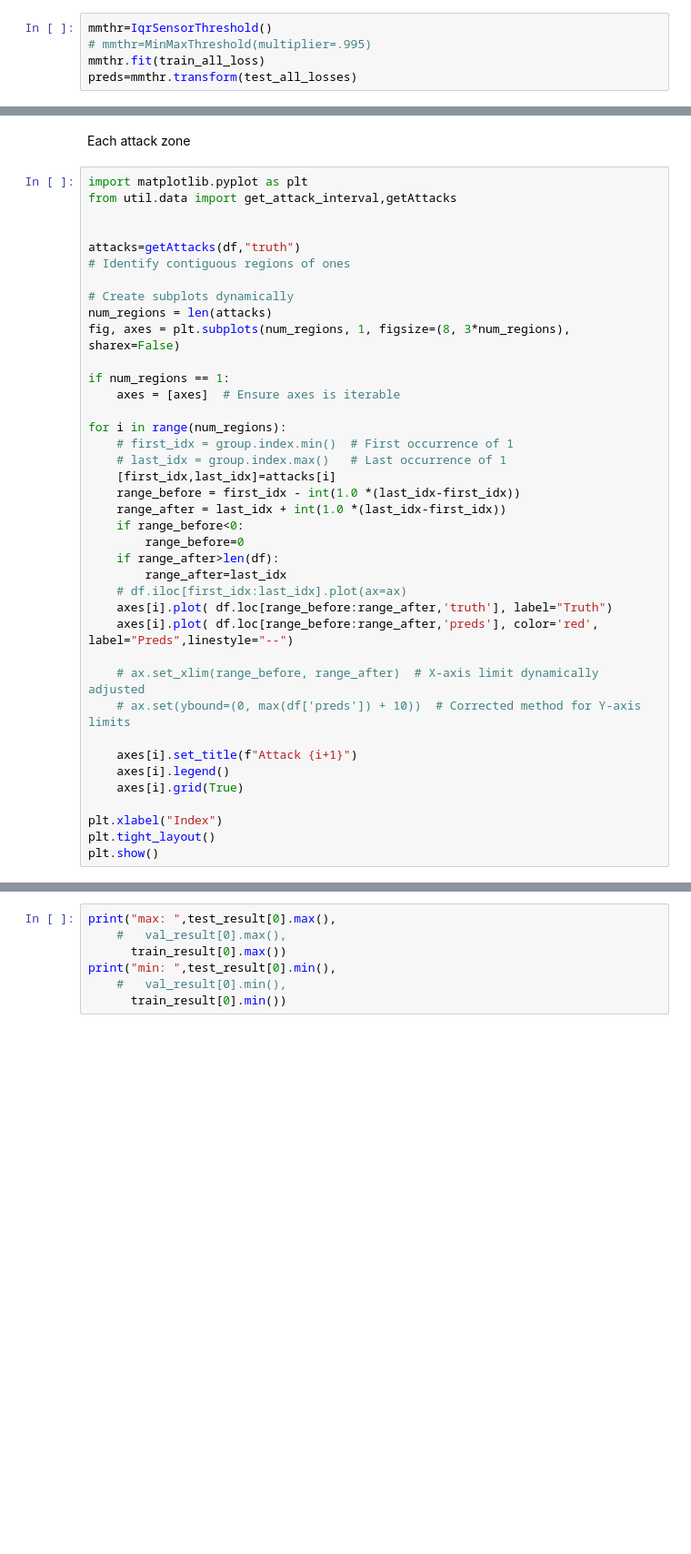
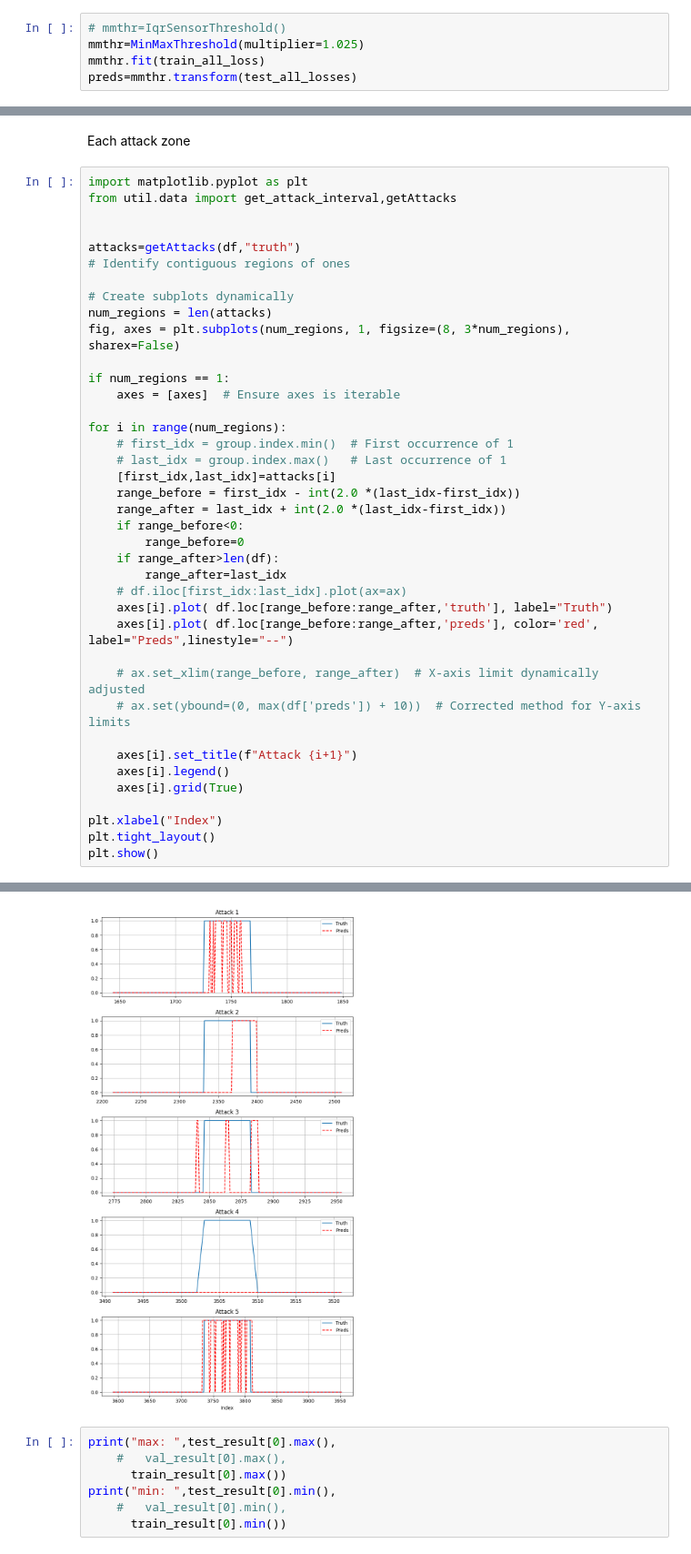
Before and after one commit to mhidea/GDN, a Jupyter notebook: run_test.ipynb, the cells around one changed output, grey strips where cells are left out. Shown: that part at 91% size. Saved outputs shown, nothing was run; the diff lists cells and outputs as text; blank space fills up the shorter version.

```diff
--- a/run_test.ipynb
+++ b/run_test.ipynb
@@ -113,8 +166,8 @@ for m in torch.arange(start=.5,step=.1,end=5):
     dft.loc[len(dft)]=[mtr[0][1],mtr[1][0]]
 dft.plot()
 # %%
-mmthr=IqrSensorThreshold()
-# mmthr=MinMaxThreshold(multiplier=.995)
+# mmthr=IqrSensorThreshold()
+mmthr=MinMaxThreshold(multiplier=1.025)
 mmthr.fit(train_all_loss)
 preds=mmthr.transform(test_all_losses)
 # %% [markdown]
@@ -147,8 +203,8 @@ for i in range(num_regions):
     # first_idx = group.index.min()  # First occurrence of 1
     # last_idx = group.index.max()   # Last occurrence of 1
     [first_idx,last_idx]=attacks[i]
-    range_before = first_idx - int(1.0 *(last_idx-first_idx))
-    range_after = last_idx + int(1.0 *(last_idx-first_idx))
+    range_before = first_idx - int(2.0 *(last_idx-first_idx))
+    range_after = last_idx + int(2.0 *(last_idx-first_idx))
     if range_before<0:
         range_before=0
     if range_after>len(df):
@@ -167,3 +223,4 @@ for i in range(num_regions):
 plt.xlabel("Index")
 plt.tight_layout()
 plt.show()
+# %% [output]
@@ -170,3 +234,4 @@ plt.show()
+[figure, added]
 # %%
 print("max: ",test_result[0].max(),
     #   val_result[0].max(),
```
Also changed, not shown: parts of 14 cells of this notebook, 2 other files.
